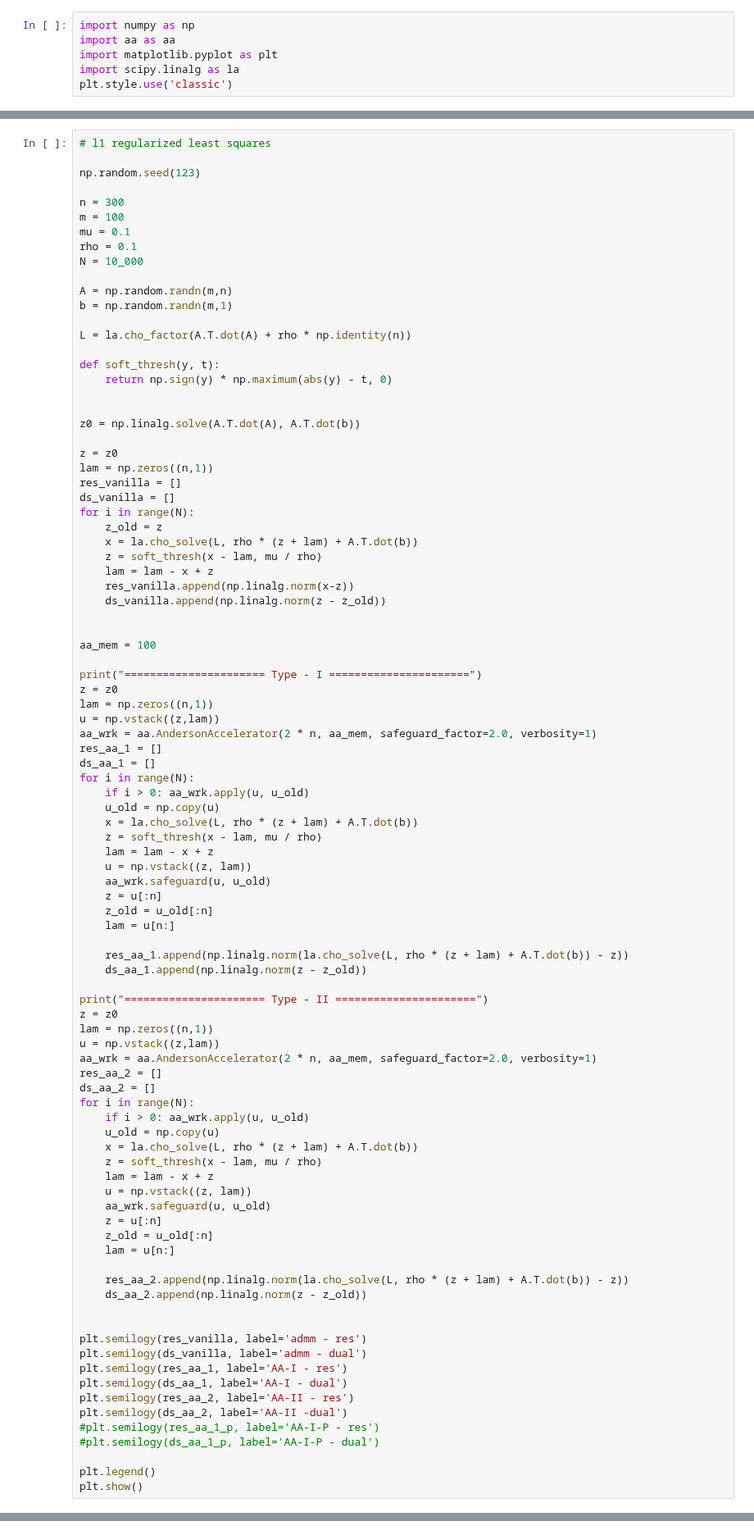
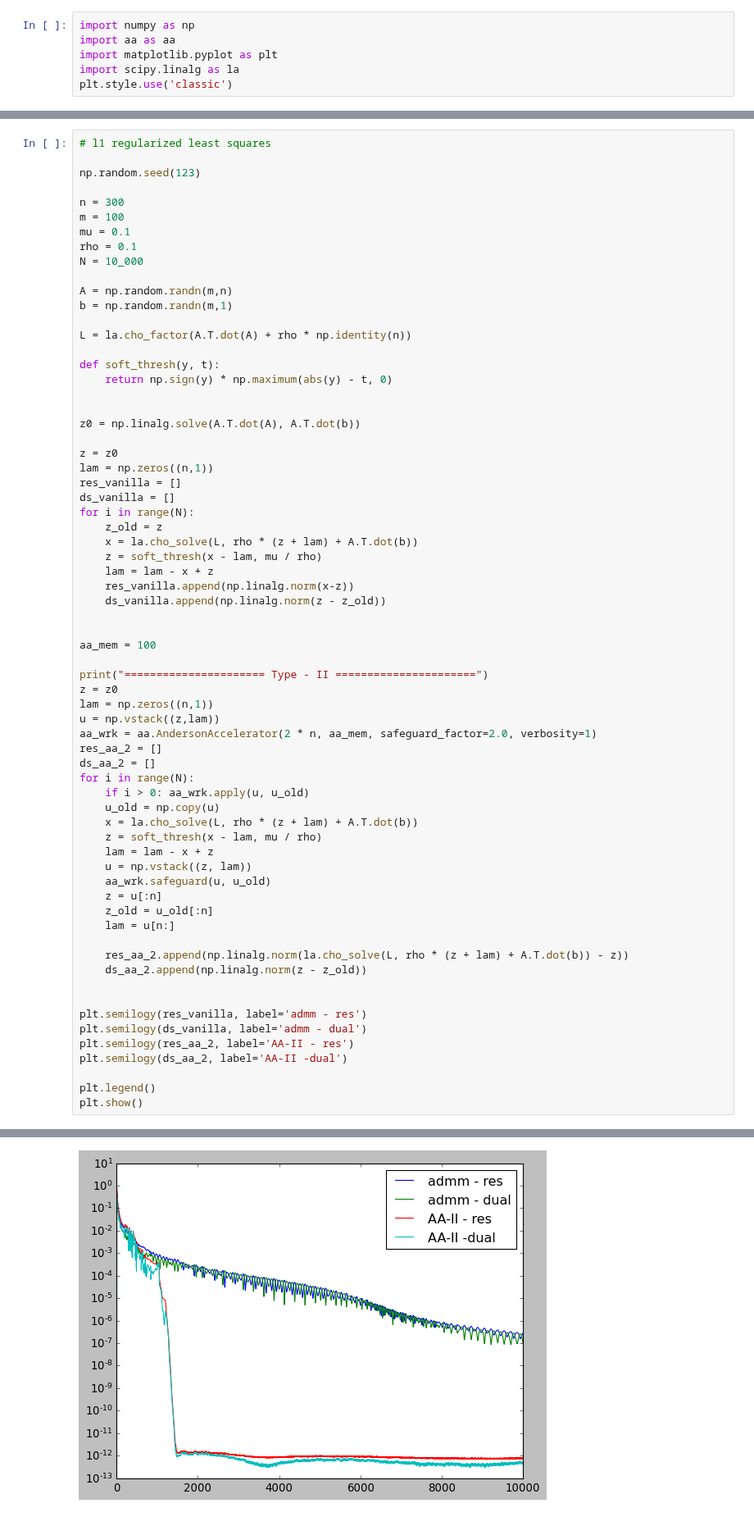
Before and after one commit to cvxgrp/aa, a Jupyter notebook: python/aa.ipynb, the cells around one changed output, grey strips where cells are left out. Shown at 82% size. Saved outputs shown, nothing was run; the diff lists cells and outputs as text.

```diff
--- a/python/aa.ipynb
+++ b/python/aa.ipynb
@@ -96,28 +86,6 @@ for i in range(N):
 
 aa_mem = 100
 
-print("====================== Type - I ======================")
-z = z0
-lam = np.zeros((n,1))
-u = np.vstack((z,lam))
-aa_wrk = aa.AndersonAccelerator(2 * n, aa_mem, safeguard_factor=2.0, verbosity=1)
-res_aa_1 = []
-ds_aa_1 = []
-for i in range(N):
-    if i > 0: aa_wrk.apply(u, u_old)
-    u_old = np.copy(u)
-    x = la.cho_solve(L, rho * (z + lam) + A.T.dot(b))
-    z = soft_thresh(x - lam, mu / rho)
-    lam = lam - x + z
-    u = np.vstack((z, lam))
-    aa_wrk.safeguard(u, u_old)
-    z = u[:n]
-    z_old = u_old[:n]
-    lam = u[n:]
-
-    res_aa_1.append(np.linalg.norm(la.cho_solve(L, rho * (z + lam) + A.T.dot(b)) - z))
-    ds_aa_1.append(np.linalg.norm(z - z_old))
-
 print("====================== Type - II ======================")
 z = z0
 lam = np.zeros((n,1))
@@ -143,12 +111,8 @@ for i in range(N):
 
 plt.semilogy(res_vanilla, label='admm - res')
 plt.semilogy(ds_vanilla, label='admm - dual')
-plt.semilogy(res_aa_1, label='AA-I - res')
-plt.semilogy(ds_aa_1, label='AA-I - dual')
 plt.semilogy(res_aa_2, label='AA-II - res')
 plt.semilogy(ds_aa_2, label='AA-II -dual')
-#plt.semilogy(res_aa_1_p, label='AA-I-P - res')
-#plt.semilogy(ds_aa_1_p, label='AA-I-P - dual')
 
 plt.legend()
 plt.show()
@@ -156,0 +121 @@ plt.show()
+[figure, added]
```
Also changed, not shown: parts of 2 cells of this notebook, 1 other file.
